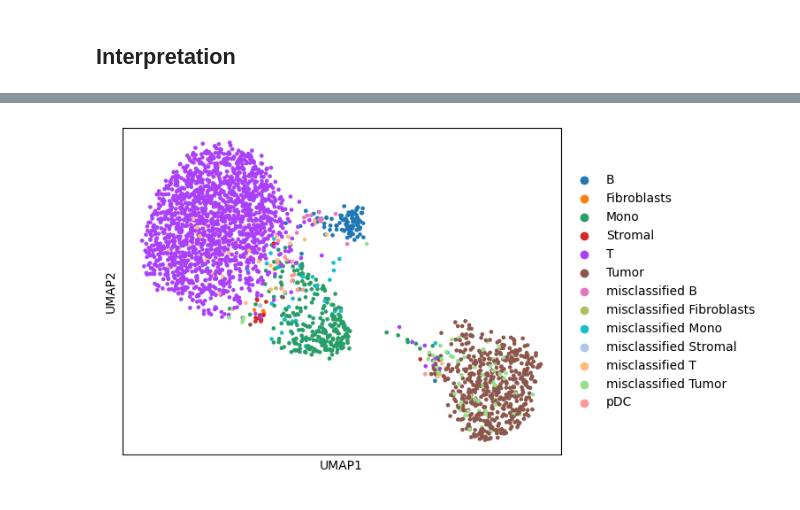
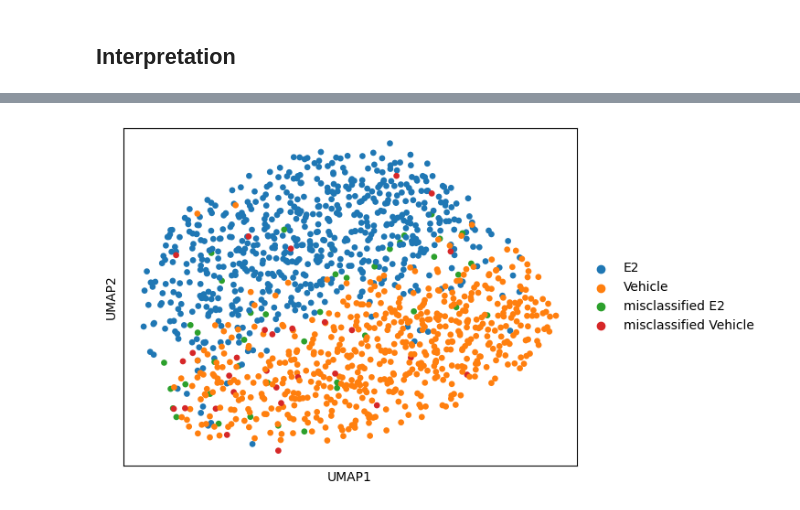
Before and after one commit to ohsu-cedar-comp-hub/scMKL, a Jupyter notebook: workshop/binary_classification.ipynb, the cells around one changed output, grey strips where cells are left out. Drawn from its saved outputs; the diff is of its cells as text; code cells hidden in the pictures.

```diff
--- a/workshop/binary_classification.ipynb
+++ b/workshop/binary_classification.ipynb
@@ -65,7 +66,7 @@ Now that we have decided on a gene set library, we will pull and filter it with
 
 **NOTE:** Including `key_terms` or `blist` will filter output groups to only groups that contain one or more elements from `key_terms` and not `blist`. Additionally, including a list of gene names (from your dataset) will filter out groups that do not contain at least two genes from the input gene names as these groups would be filtered out in later steps of the workflow anyways. If you want the entire library only specify `lib_name` and `organism`.
 # %%
-gene_groups = scmkl.get_gene_groupings(lib_name='MSigDB_Hallmark_2020',
+gene_groups = scmkl.get_gene_groupings(lib_name='Reactome_Pathways_2024',
                                        organism='human',
                                        key_terms=terms,
                                        blacklist=blist,
@@ -112,12 +113,17 @@ rna_adata = scmkl.create_adata(rna_x, rna_var, labs, gene_groups,
                            scale_data=True,
                            kernel_type='gaussian',
                            distance_metric='euclidean',
-                           allow_multiclass=True,
                            D=100)
 
 atac_adata = scmkl.create_adata(atac_x, atac_var, labs, region_groups,
                                 scale_data=False,
                                 kernel_type='laplacian',
                                 distance_metric='cityblock',
-                                allow_multiclass=True,
                                 D=100)
+
+# Combining modalities
+adatas = [rna_adata, atac_adata]
+names = ['RNA', 'ATAC']
+tfidf_mask = [False, False]
+
+combined_adata = scmkl.multimodal_processing(adatas, names, tfidf_mask)
@@ -136,9 +144,5 @@ We are training 21 models in this step (number of cell types x number of alphas)
 # Sparsity arguments to train the model with
 alphas = np.array([0.1, 0.2, 0.3])
 
-results = scmkl.one_v_rest(adatas=[rna_adata, atac_adata],
-                           names=['RNA', 'ATAC'],
-                           tfidf = [False, False],
-                           force_balance=True,
-                           alpha_list=alphas)
+results = scmkl.run(combined_adata, alphas)
 # %% [output]
@@ -167,6 +152,6 @@ results['Macro_F1-Score']
 # %% [markdown]
 ## Evaluating results
 # %%
-summary = scmkl.get_summary(results, metric='F1-Score')
+summary = scmkl.get_summary(results, metric='AUROC')
 summary
 # %% [output]
@@ -225,14 +197,14 @@ scmkl.group_umap(test_adata, top_groups)
 # %%
-preds = np.array(results['Predicted_class'])
-truth = np.array(results['Truth_labels'])
+preds = np.array(results['Predictions'][0.1])
+truth = np.array(results['Observed'])
 new_labs = list()
 
 for i, pred in enumerate(preds):
     if pred != truth[i]:
         new_labs.append(f'misclassified {truth[i]}')
     else:
         new_labs.append(pred)
 
 scmkl.group_umap(test_adata, top_groups, labels=new_labs)
 # %% [output]
-[figure, old version]
+[figure, new version]
```
Also changed, not shown: parts of 15 cells of this notebook, 1 other file.
